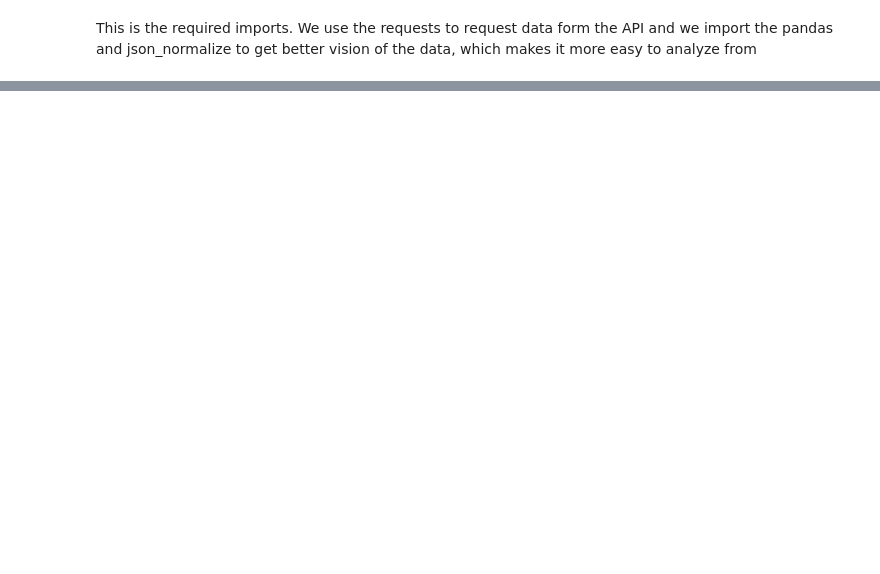
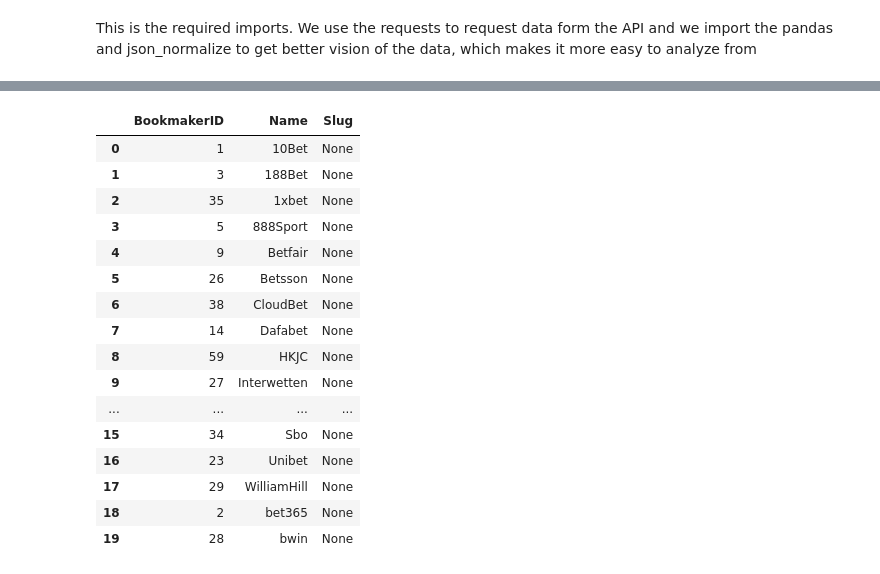
Before and after one commit to Keller4141/Project-ValueBet, a Jupyter notebook: Sportmonks/Free_api_training.ipynb, the cells around one changed output, grey strips where cells are left out. Cells and saved outputs as stored; diff of their text form; code cells hidden in the pictures; blank space fills up the shorter version.

```diff
--- a/Sportmonks/Free_api_training.ipynb
+++ b/Sportmonks/Free_api_training.ipynb
@@ -144,0 +316,83 @@ df
+# %%
+import requests
+import pandas as pd
+from datetime import date, timedelta
+
+API_TOKEN = "KuQ4Rt1ypOCvXfcm3cZXdPhOUlbuOrpHBgJkFm1MWTvtRR8TLhgEI02hjDxz"
+BASE_URL = "https://api.sportmonks.com/v3/football"
+
+start_date = date.today() + timedelta(days=1)
+end_date = start_date + timedelta(days=2)
+
+endpoint = f"/fixtures/between/{start_date:%Y-%m-%d}/{end_date:%Y-%m-%d}"
+include = "odds.bookmaker"
+
+session = requests.Session()
+bookmakers = {}
+page = 1
+
+while True:
+    response = session.get(
+        f"{BASE_URL}{endpoint}",
+        params={
+            "api_token": API_TOKEN,
+            "include": include,
+            "page": page,
+        },
+        timeout=30,
+    )
+    response.raise_for_status()
+    data = response.json()
+
+    fixtures = data.get("data") or []
+
+    for fx in fixtures:
+        for odd in (fx.get("odds") or []):
+            bm = odd.get("bookmaker")
+            if bm and bm.get("id") is not None:
+                bookmakers[bm.get("id")] = {
+                    "BookmakerID": bm.get("id"),
+                    "Name": bm.get("name"),
+                    "Slug": bm.get("slug"),
+                }
+
+    # --- robust pagination ---
+    pagination = ((data.get("meta") or {}).get("pagination")) or {}
+    current_page = pagination.get("current_page")
+    total_pages = pagination.get("total_pages")
+
+    # If the API doesn't return pagination info, assume single page.
+    if current_page is None or total_pages is None:
+        break
+
+    if int(current_page) >= int(total_pages):
+        break
+
+    page += 1
+
+df_bookmakers = (
+    pd.DataFrame(bookmakers.values())
+    .drop_duplicates(subset=["BookmakerID"])
+    .sort_values("Name", na_position="last")
+    .reset_index(drop=True)
+)
+
+df_bookmakers
+# %% [output]
+|  | BookmakerID | Name | Slug |
+| 0 | 1 | 10Bet | None |
+| 1 | 3 | 188Bet | None |
+| 2 | 35 | 1xbet | None |
+| 3 | 5 | 888Sport | None |
+| 4 | 9 | Betfair | None |
+| 5 | 26 | Betsson | None |
+| 6 | 38 | CloudBet | None |
+| 7 | 14 | Dafabet | None |
+| 8 | 59 | HKJC | None |
+| 9 | 27 | Interwetten | None |
+| ... | ... | ... | ... |
+| 15 | 34 | Sbo | None |
+| 16 | 23 | Unibet | None |
+| 17 | 29 | WilliamHill | None |
+| 18 | 2 | bet365 | None |
+| 19 | 28 | bwin | None |
```
Also changed, not shown: parts of 10 cells of this notebook.
